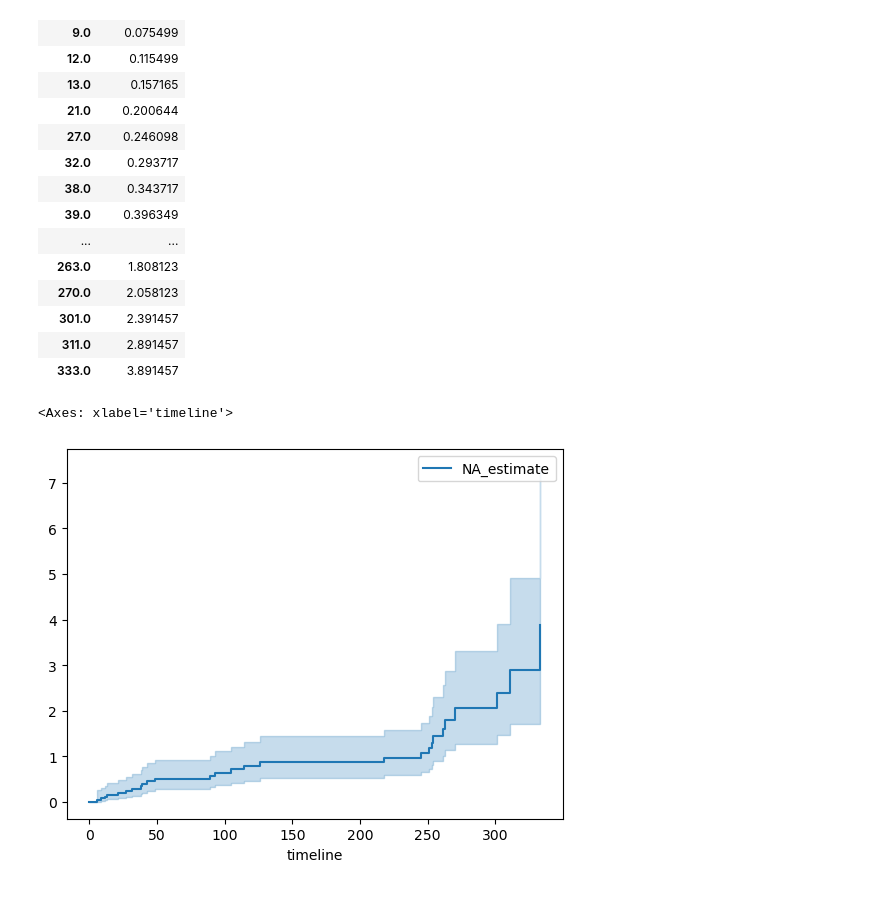
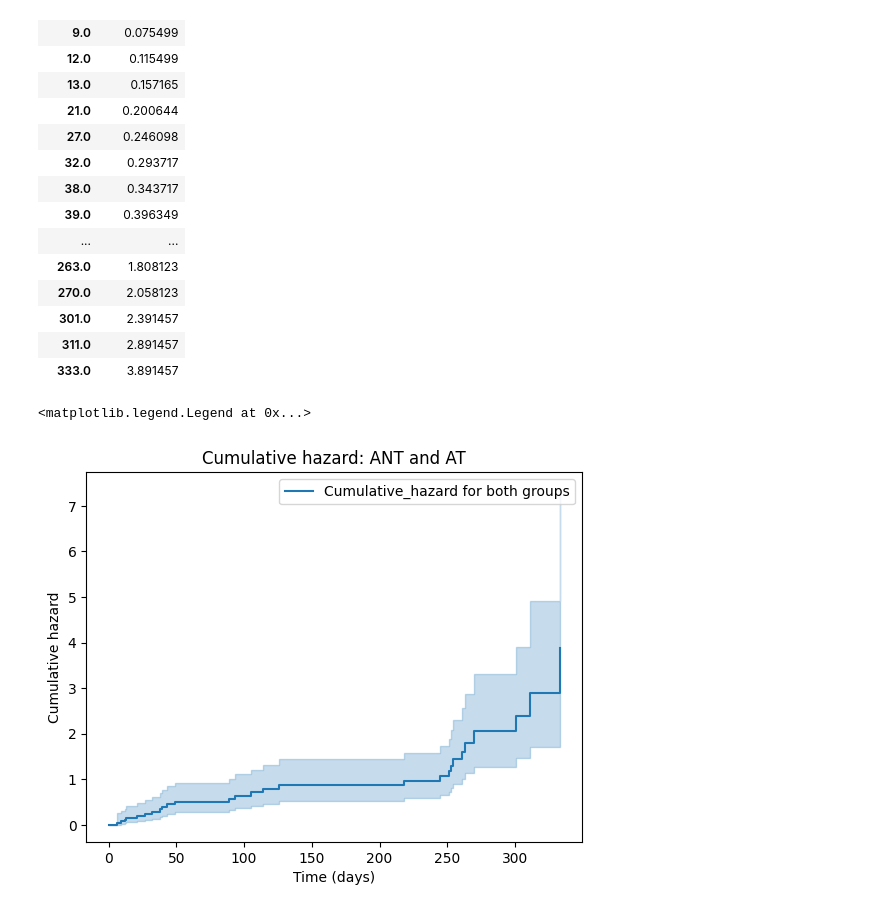
Before and after one commit to salina-tech/Survival-analyais-Antiretroviral-therapy-vs-Ayurvedic-therapy-for-HIV-Infection, a Jupyter notebook: Antiretroviral therapy vs Ayurvedic therapy for HIV Infection.ipynb, the cells around one changed output. Cells and saved outputs as stored; diff of their text form; code cells hidden in the pictures.

```diff
--- a/Antiretroviral therapy vs Ayurvedic therapy for HIV Infection.ipynb
+++ b/Antiretroviral therapy vs Ayurvedic therapy for HIV Infection.ipynb
@@ -155,9 +155,13 @@ naf.cumulative_hazard_
 | 301.0 | 2.391457 |
 | 311.0 | 2.891457 |
 | 333.0 | 3.891457 |
-# %%
-# Plot the cumulative_hazard
-naf.plot_cumulative_hazard()
-# %% [output]
-<Axes: xlabel='timeline'>
-[figure, removed]
+# %%
+# Plot the cumulative_hazard
+naf.plot_cumulative_hazard(label="Cumulative_hazard for both groups")
+plt.xlabel("Time (days)")
+plt.ylabel("Cumulative hazard")
+plt.title("Cumulative hazard: ANT and AT")
+plt.legend()
+# %% [output]
+<matplotlib.legend.Legend at 0x...>
+[figure, added]
```
Also changed, not shown: parts of 3 cells of this notebook.
